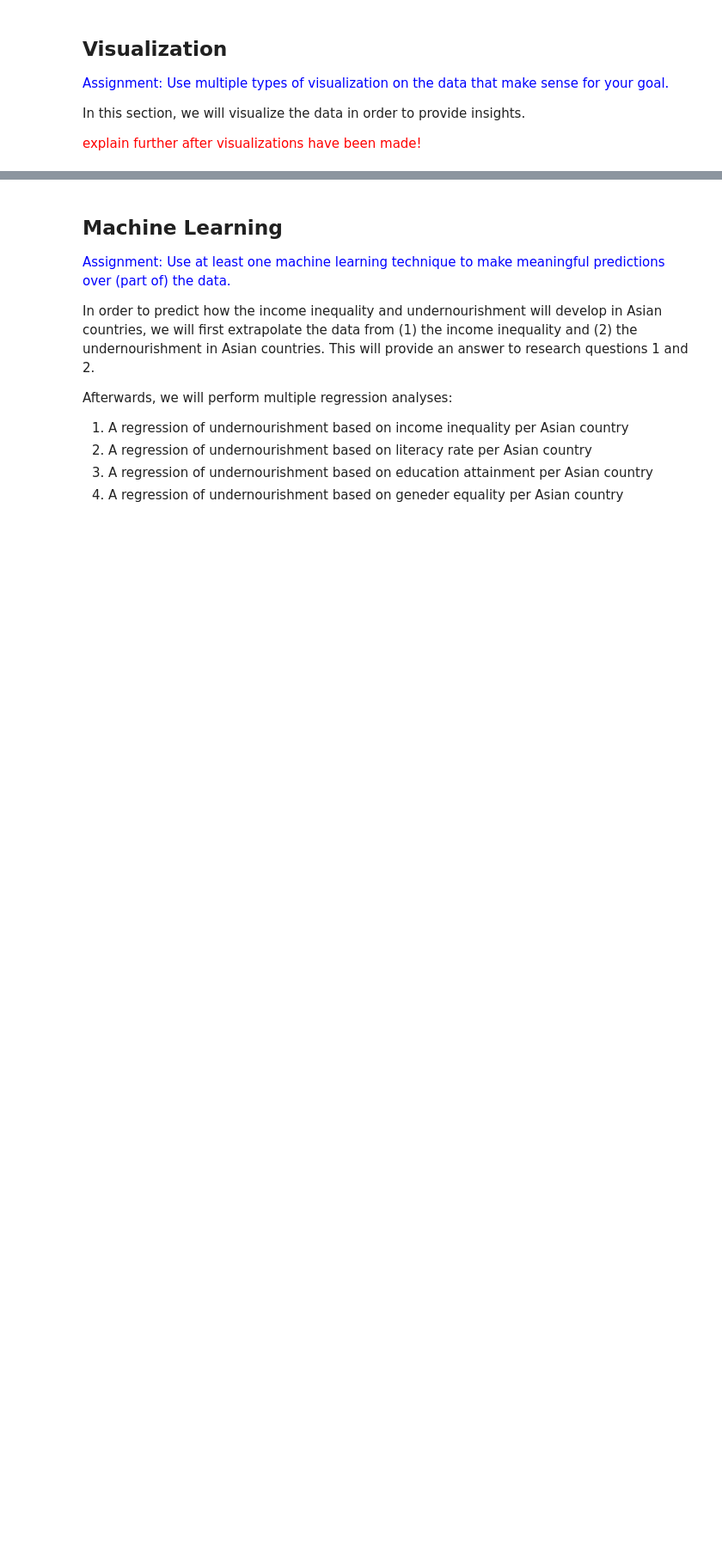
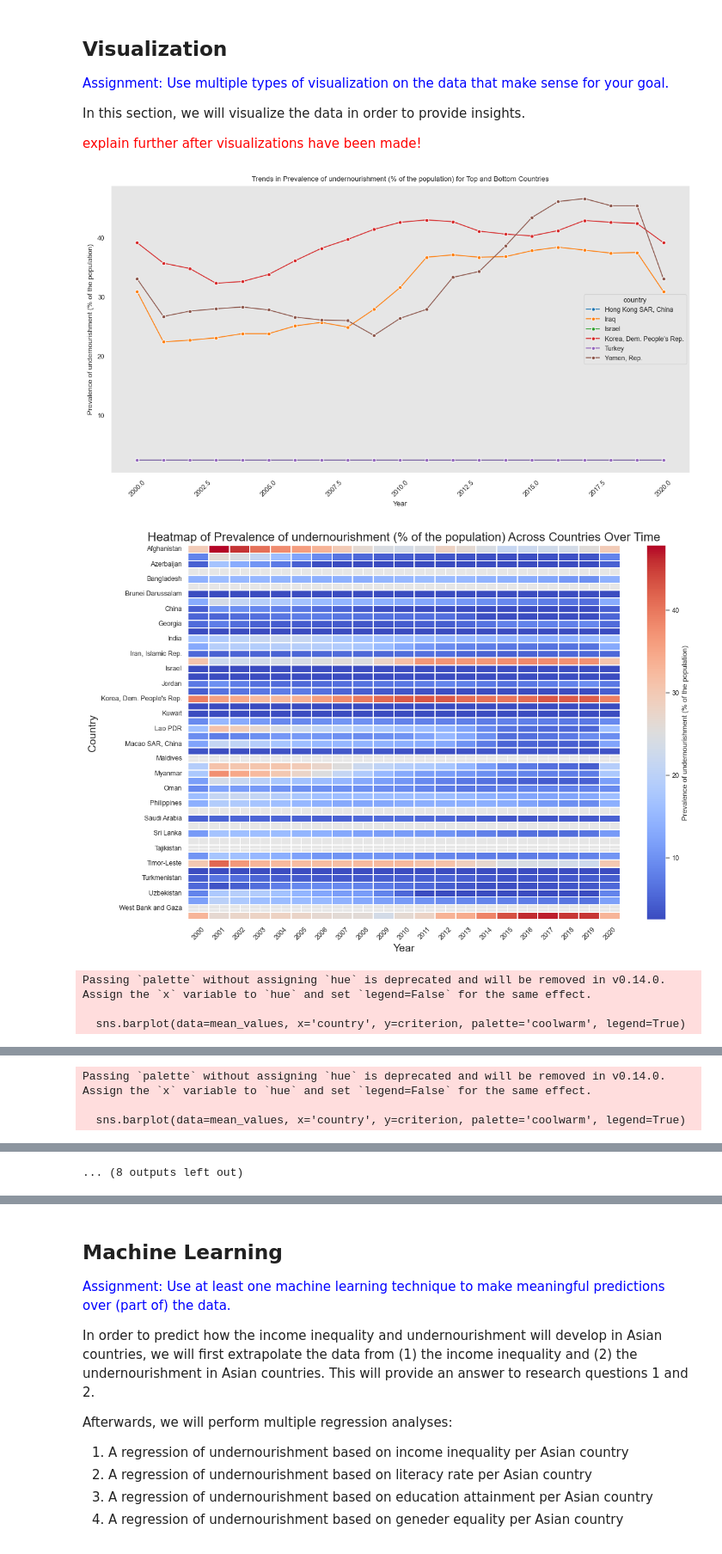
Before and after one commit to tushar2603/EPA112, a Jupyter notebook: EPA112A_project_group_7.ipynb, the cells around one changed output, grey strips where cells are left out. Shown at 86% size. Cells and saved outputs as stored; diff of their text form; code cells hidden in the pictures; blank space fills up the shorter version.

Commit message:
Updated till visualizations

```diff
--- a/EPA112A_project_group_7.ipynb
+++ b/EPA112A_project_group_7.ipynb
@@ -206 +289,5 @@ widAsia = sorted(widCA+widEA+widSEA+widSA+widWA)
+# %%
+# Merge dataset and dataset
+merged_df = pd.merge(wbdata, asian_wid_data, on=['country', 'date'], how='outer')
+# merged_df
 # %%
@@ -234,3 +459,66 @@ In this section, we will visualize the data in order to provide insights.
 <span style="color:red"> explain further after visualizations have been made! </span>
 # %%
 # visualizing data ...
+def create_heatmap(df, criterion):
+    """
+    Create a heatmap for the specified criterion across countries and years.
+    """
+    # Check if the criterion exists in the DataFrame
+    if criterion not in df.columns:
+        raise ValueError(f"Criterion '{criterion}' not found in DataFrame columns.")
+
+    # Pivot the DataFrame
+    heatmap_data = df.pivot(index='country', columns='date', values=criterion)
+    # Create the heatmap
+    plt.figure(figsize=(12, 8))
+    sns.heatmap(heatmap_data, cmap='coolwarm', linewidths=.25, cbar_kws={"label": criterion})
+
+    # Set the title and labels
+    plt.title(f'Heatmap of {criterion} Across Countries Over Time', fontsize=16)
+    plt.xlabel('Year', fontsize=14)
+    plt.ylabel('Country', fontsize=14)
+    plt.xticks(rotation=45)
+
+    # Show the plot
+    plt.tight_layout()
+    plt.show()
+
+for criterion in columns_to_fill:
+    results = get_top_bottom_countries(merged_df_filled, criterion, n=3)
+
+    top_countries = results['top'].index.tolist()
+    bottom_countries = results['bottom'].index.tolist()
+    countries_of_interest = top_countries + bottom_countries
+
+    # Filter the DataFrame for the countries of interest
+    filtered_df = merged_df_filled[merged_df_filled['country'].isin(countries_of_interest)]
+
+    # Plot trends over time
+    plt.figure(figsize=(14, 7))
+    sns.lineplot(data=filtered_df, x='date', y=criterion, hue='country', marker='o')
+    plt.title(f'Trends in {criterion} for Top and Bottom Countries')
+    plt.xlabel('Year')
+    plt.ylabel(criterion)
+    plt.xticks(rotation=45)
+    plt.grid()
+    plt.show()
+
+    create_heatmap(merged_df_filled, criterion)
+
+    mean_values = merged_df_filled[merged_df_filled['country'].isin(countries_of_interest)].groupby('country').agg({
+        criterion: 'mean'
+    }).reset_index()
+
+    plt.figure(figsize=(12, 6))
+    sns.barplot(data=mean_values, x='country', y=criterion, palette='coolwarm', legend=True)
+    plt.title(f'Mean {criterion} for Top and Bottom Countries')
+    plt.ylabel(criterion)
+    plt.xticks(rotation=45)
+    plt.grid(True)
+    plt.show()
+# %% [output]
+[figure, added]
+[figure, added]
+Passing `palette` without assigning `hue` is deprecated and will be removed in v0.14.0. Assign the `x` variable to `hue` and set `legend=False` for the same effect.
+
+  sns.barplot(data=mean_values, x='country', y=criterion, palette='coolwarm', legend=True)
@@ -236,0 +528,3 @@ In this section, we will visualize the data in order to provide insights.
+Passing `palette` without assigning `hue` is deprecated and will be removed in v0.14.0. Assign the `x` variable to `hue` and set `legend=False` for the same effect.
+
+  sns.barplot(data=mean_values, x='country', y=criterion, palette='coolwarm', legend=True)
@@ -236,0 +538 @@ In this section, we will visualize the data in order to provide insights.
+... (8 outputs left out)
```
Also changed, not shown: parts of 14 cells of this notebook, 1 other file.
